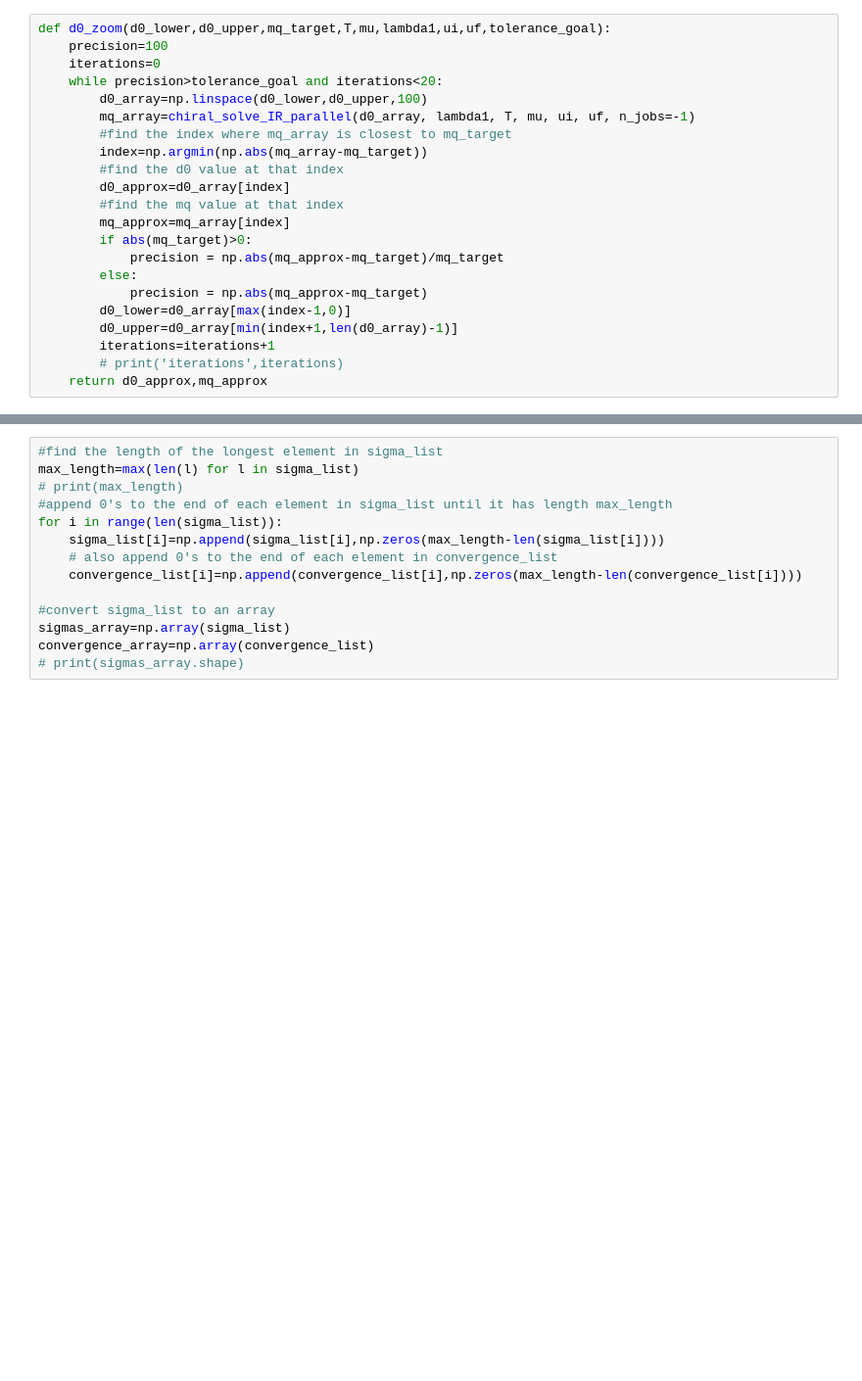
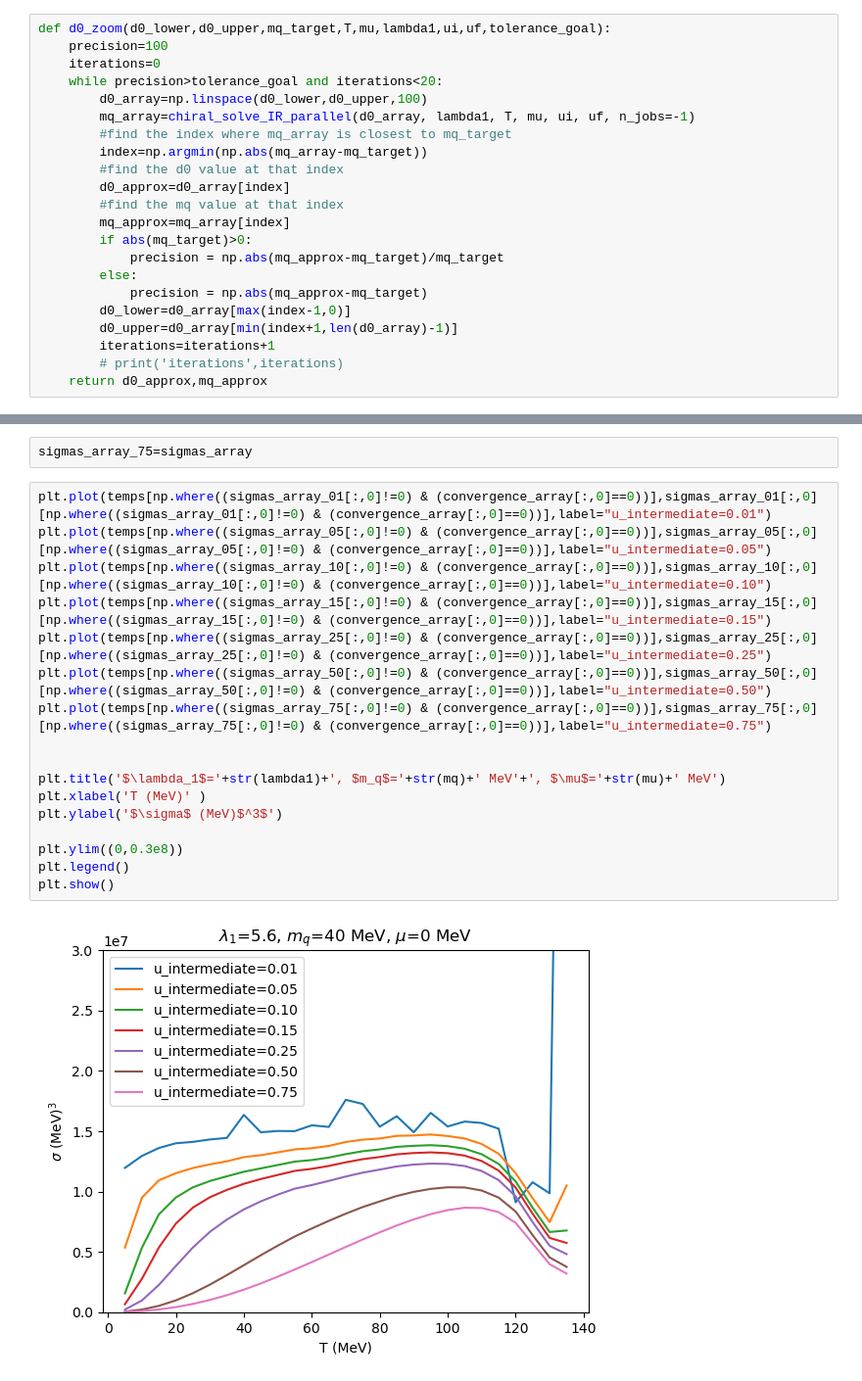
Before and after one commit to seanbartz/DilatonMixingParallel, a Jupyter notebook: chiral_from_IR_improved.ipynb, the cells around one changed output, grey strips where cells are left out. Shown at 98% size. Drawn from its saved outputs; the diff is of its cells as text; blank space fills up the shorter version.

```diff
--- a/chiral_from_IR_improved.ipynb
+++ b/chiral_from_IR_improved.ipynb
@@ -459,15 +466,22 @@ Warning: tolerance not achieved for T= 41.04999999999988  with quark mass= 0.016
-# %%
-#find the length of the longest element in sigma_list
-max_length=max(len(l) for l in sigma_list)
-# print(max_length)
-#append 0's to the end of each element in sigma_list until it has length max_length
-for i in range(len(sigma_list)):
-    sigma_list[i]=np.append(sigma_list[i],np.zeros(max_length-len(sigma_list[i])))
-    # also append 0's to the end of each element in convergence_list
-    convergence_list[i]=np.append(convergence_list[i],np.zeros(max_length-len(convergence_list[i])))
-
-#convert sigma_list to an array
-sigmas_array=np.array(sigma_list)
-convergence_array=np.array(convergence_list)
-# print(sigmas_array.shape)
+# %%
+sigmas_array_75=sigmas_array
+# %%
+plt.plot(temps[np.where((sigmas_array_01[:,0]!=0) & (convergence_array[:,0]==0))],sigmas_array_01[:,0][np.where((sigmas_array_01[:,0]!=0) & (convergence_array[:,0]==0))],label="u_intermediate=0.01")
+plt.plot(temps[np.where((sigmas_array_05[:,0]!=0) & (convergence_array[:,0]==0))],sigmas_array_05[:,0][np.where((sigmas_array_05[:,0]!=0) & (convergence_array[:,0]==0))],label="u_intermediate=0.05")
+plt.plot(temps[np.where((sigmas_array_10[:,0]!=0) & (convergence_array[:,0]==0))],sigmas_array_10[:,0][np.where((sigmas_array_10[:,0]!=0) & (convergence_array[:,0]==0))],label="u_intermediate=0.10")
+plt.plot(temps[np.where((sigmas_array_15[:,0]!=0) & (convergence_array[:,0]==0))],sigmas_array_15[:,0][np.where((sigmas_array_15[:,0]!=0) & (convergence_array[:,0]==0))],label="u_intermediate=0.15")
+plt.plot(temps[np.where((sigmas_array_25[:,0]!=0) & (convergence_array[:,0]==0))],sigmas_array_25[:,0][np.where((sigmas_array_25[:,0]!=0) & (convergence_array[:,0]==0))],label="u_intermediate=0.25")
+plt.plot(temps[np.where((sigmas_array_50[:,0]!=0) & (convergence_array[:,0]==0))],sigmas_array_50[:,0][np.where((sigmas_array_50[:,0]!=0) & (convergence_array[:,0]==0))],label="u_intermediate=0.50")
+plt.plot(temps[np.where((sigmas_array_75[:,0]!=0) & (convergence_array[:,0]==0))],sigmas_array_75[:,0][np.where((sigmas_array_75[:,0]!=0) & (convergence_array[:,0]==0))],label="u_intermediate=0.75")
+
+
+plt.title('$\lambda_1$='+str(lambda1)+', $m_q$='+str(mq)+' MeV'+', $\mu$='+str(mu)+' MeV')
+plt.xlabel('T (MeV)' )
+plt.ylabel('$\sigma$ (MeV)$^3$')
+
+plt.ylim((0,0.3e8))
+plt.legend()
+plt.show()
+# %% [output]
+[figure, added]
 # %%
```
Also changed, not shown: parts of 18 cells of this notebook, 7 other files.
